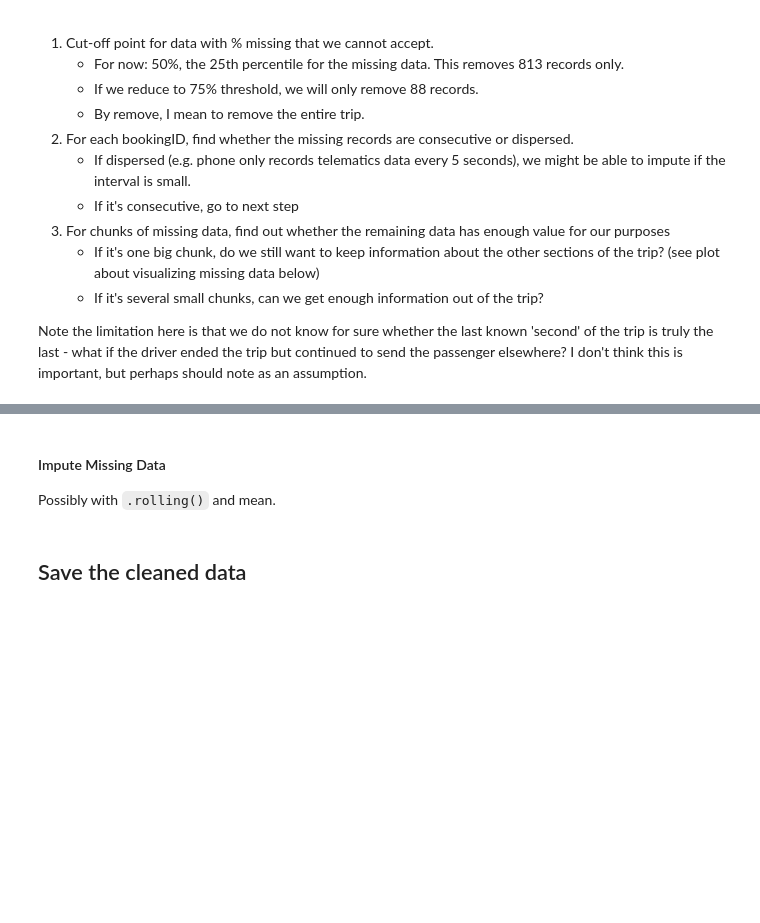
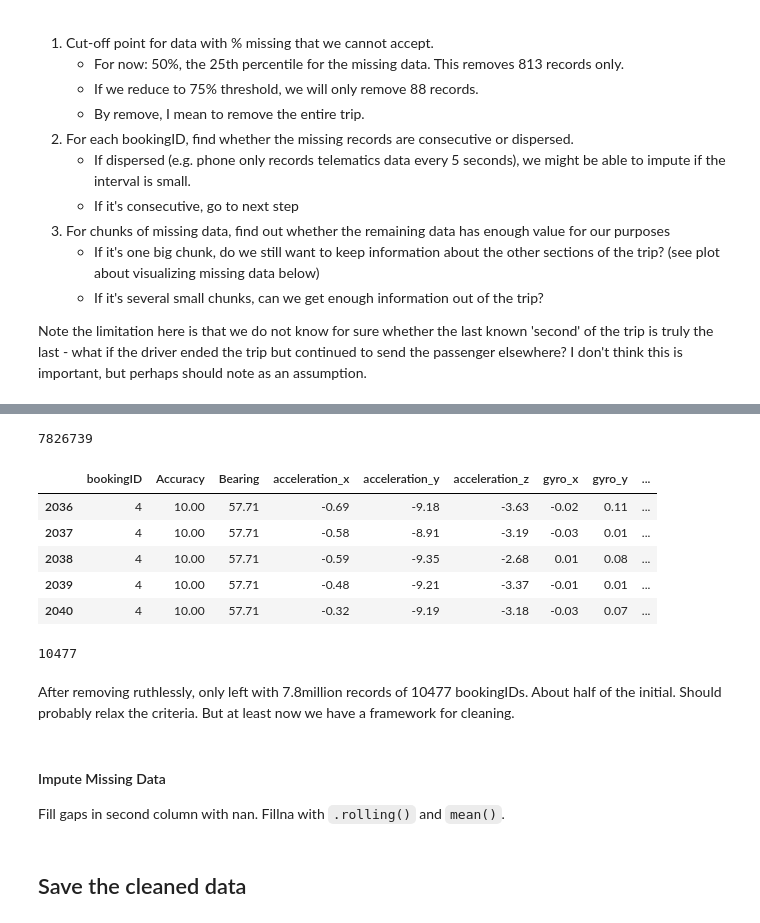
Before and after one commit to gerpang/AMLProject_GrabSafety, a Jupyter notebook: notebooks/1DataPrep.ipynb, the cells around one changed output, grey strips where cells are left out. Cells and saved outputs as stored; diff of their text form; code cells hidden in the pictures; blank space fills up the shorter version.

```diff
--- a/notebooks/1DataPrep.ipynb
+++ b/notebooks/1DataPrep.ipynb
@@ -282,9 +275,0 @@ For a single booking ID, we can visualize which part of their trip has missing d
-# %%
-id = 1
-print(df_removed50perc[df_removed50perc.bookingID == id].second.head())
-plt.scatter(df_removed50perc[df_removed50perc.bookingID == id].second,
-#             np.arange(0,len(df_removed50perc[df_removed50perc.bookingID == id])) # plot by the expected consecutive range of seconds
-            df_removed50perc[df_removed50perc.bookingID == id].Speed
-           )
-ls = list(df_removed50perc[df_removed50perc.bookingID == id].second.astype('int'))
-print(len(missing_elements(ls)))
@@ -306,0 +308,19 @@ Implementation of the suggested apporach:
+# %%
+# threshold for consecutive missing numbers. anything >= this window this too much to impute.
+window = 5
+# %%
+# Creating a dataframe to look specifically at the seconds data
+df_t = df_removed50perc.copy()
+df_t['second'] = df_t['second'].astype('int')
+df_s = pd.DataFrame(df_t.groupby('bookingID')['second'].apply(list))
+
+# Creating columns
+df_s['missing'] = df_s['second'].apply(missing_elements)
+df_s['missingCount'] = df_s['missing'].str.len()
+df_s['missingRange'] = (df_s['missing'].str[-1] - df_s['missing'].str[0])
+df_s['missingNumbersDelta'] = df_s['missing'].apply(getConsecMissingLength)
+df_s['MaxDelta'] = df_s['missingNumbersDelta'].apply(max)
+
+# Reducing the size of the dataframe to only those with 5 or more missing values.
+df_m = df_s[df_s.missingCount >= window]
+df_m['MaxDelta'] = list(map(max, df_m['missingNumbersDelta'])) # get the maximum of the Delta
@@ -307,3 +358,30 @@ Implementation of the suggested apporach:
+# %%
+# get the bookingIDs
+to_impute = df_s[df_s.missingCount < window].index
+to_impute = to_impute.append(df_m[df_m.MaxDelta < window].index)
+to_remove = df_m[df_m.MaxDelta >= window].index
+
+# print(len(to_impute), len(to_remove)) # checking
+# %%
+# removing bookingIDs with too much consecutive missing information
+df_clean_final = df_removed50perc[~df_removed50perc.bookingID.isin(to_remove)]
+labels_clean_final = labels_removed50perc[~labels_removed50perc.bookingID.isin(to_remove)]
+print(len(df_clean_final))
+df_clean_final.head()
+# %% [output]
+7826739
+|  | bookingID | Accuracy | Bearing | acceleration_x | acceleration_y | acceleration_z | gyro_x | gyro_y | ... |
+| 2036 | 4 | 10.00 | 57.71 | -0.69 | -9.18 | -3.63 | -0.02 | 0.11 | ... |
+| 2037 | 4 | 10.00 | 57.71 | -0.58 | -8.91 | -3.19 | -0.03 | 0.01 | ... |
+| 2038 | 4 | 10.00 | 57.71 | -0.59 | -9.35 | -2.68 | 0.01 | 0.08 | ... |
+| 2039 | 4 | 10.00 | 57.71 | -0.48 | -9.21 | -3.37 | -0.01 | 0.01 | ... |
+| 2040 | 4 | 10.00 | 57.71 | -0.32 | -9.19 | -3.18 | -0.03 | 0.07 | ... |
+# %%
+len(df_clean_final.bookingID.unique())
+# %% [output]
+10477
+# %% [markdown]
+After removing ruthlessly, only left with 7.8million records of 10477 bookingIDs. About half of the initial. Should probably relax the criteria. But at least now we have a framework for cleaning.
 # %% [markdown]
 #### Impute Missing Data
-Possibly with `.rolling()` and mean.
+Fill gaps in second column with nan. Fillna with `.rolling()` and `mean()`.
```
Also changed, not shown: parts of 32 cells of this notebook, 1 other file.
